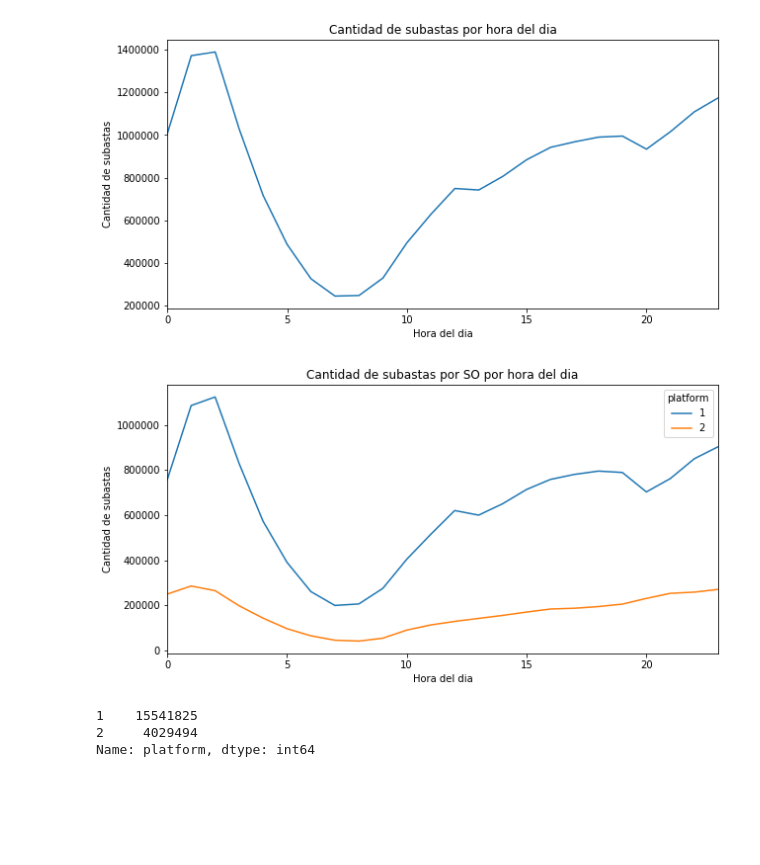
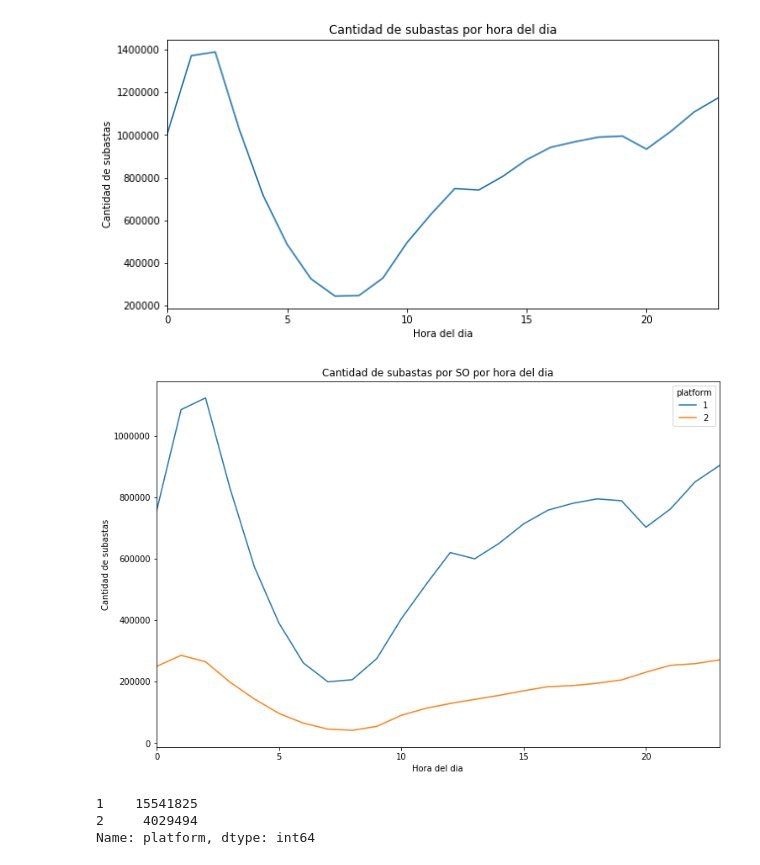
Before and after one commit to shizus/7506-1c2019, a Jupyter notebook: scripts/auctions.ipynb, the cells around one changed output. Drawn from its saved outputs; the diff is of its cells as text; code cells hidden in the pictures; blank space fills up the shorter version.

```diff
--- a/scripts/auctions.ipynb
+++ b/scripts/auctions.ipynb
@@ -101,13 +101,13 @@ plt.show()
 #Ahora busco cantidad de subastas por SO por hora del dia
 # %%
 app = auctions[['date', 'platform']].groupby([auctions['date'].dt.hour]).agg({'platform':'value_counts'})
-app['platform'].unstack().plot(figsize = (10, 5))
+app['platform'].unstack().plot(figsize = (12, 8))
 plt.title('Cantidad de subastas por SO por hora del dia')
 plt.xlabel('Hora del dia')
 plt.ylabel('Cantidad de subastas')
 plt.show()
 # %% [output]
-[figure, old version]
+[figure, new version]
 # %%
 #Busco la cantidad de subastas por SO
 # %%
```
Also changed, not shown: parts of 9 cells of this notebook, 2 other files.
